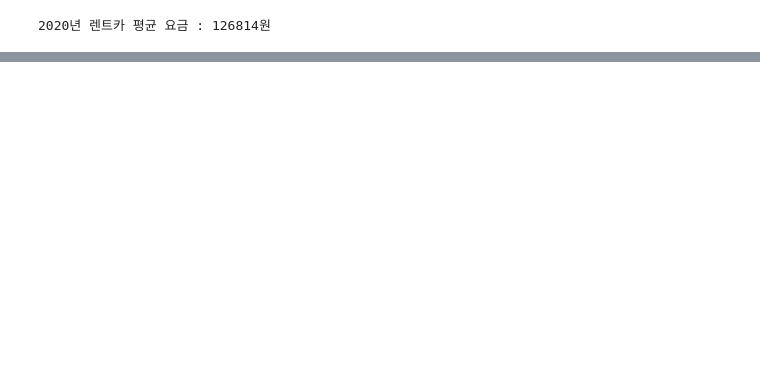
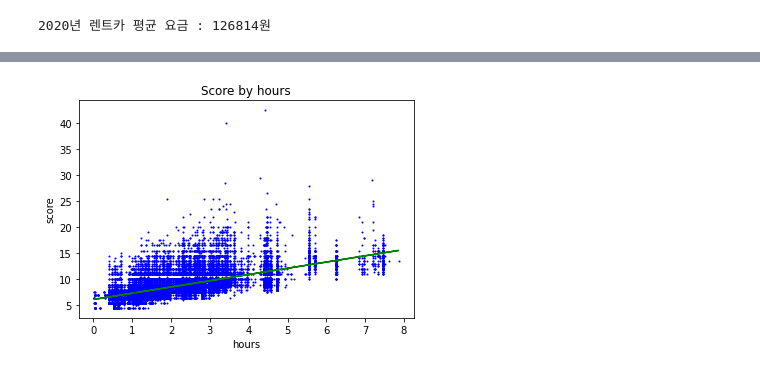
Before and after one commit to L2egg/L2egg, a Jupyter notebook: 제주도.ipynb, the cells around one changed output, grey strips where cells are left out. Saved outputs shown, nothing was run; the diff lists cells and outputs as text; code cells hidden in the pictures; blank space fills up the shorter version.

```diff
--- a/제주도.ipynb
+++ b/제주도.ipynb
@@ -137,0 +253,3 @@ print('2020년 렌트카 평균 요금 : {0:.0f}원'.format(average))
+# %%
+dataset7 = pd.read_csv('cab_rides.csv', encoding='cp949')
+dataset7.head(5)
@@ -137,0 +263,5 @@ print('2020년 렌트카 평균 요금 : {0:.0f}원'.format(average))
+# %%
+dataset_uberpool = dataset7[dataset7['name']=='UberPool']
+dataset_uberpool.reset_index(inplace=True)
+dataset_uberpool.drop('index', axis=1, inplace=True)
+dataset_uberpool.head()
@@ -137,0 +301,18 @@ print('2020년 렌트카 평균 요금 : {0:.0f}원'.format(average))
+# %%
+X = dataset_uberpool.iloc[:,:1].values
+y = dataset_uberpool['price'].values
+
+from sklearn.linear_model import LinearRegression
+from sklearn.model_selection import train_test_split
+reg = LinearRegression()
+reg.fit(X,y)
+y_pred = reg.predict(X) # X에 대한 예측값 출력
+# %%
+plt.scatter(X,y,color='blue', s=1) # 산점도
+plt.plot(X,y_pred, color='green') # 선 그래프
+plt.title("Score by hours")
+plt.xlabel('hours')
+plt.ylabel('score')
+plt.show()
+# %% [output]
+[figure, added]
```
Also changed, not shown: parts of 21 cells of this notebook.
